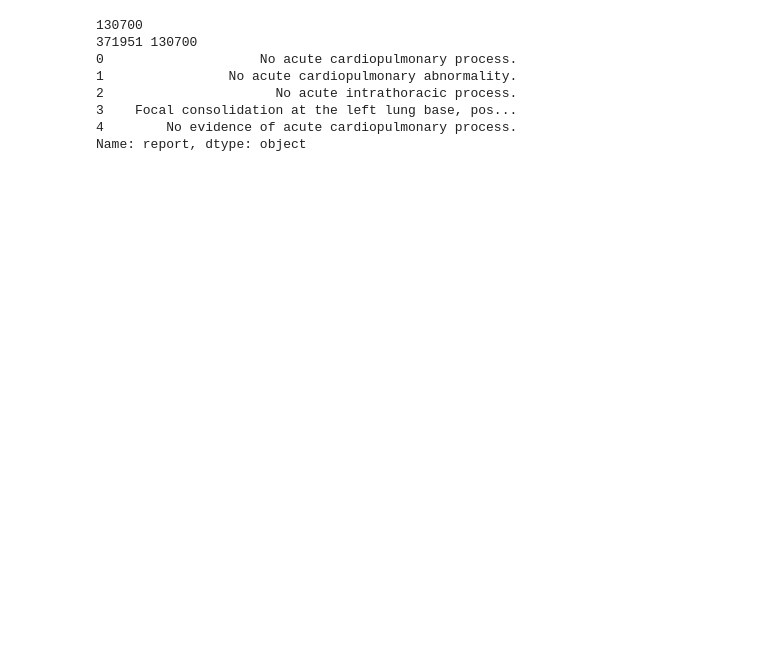
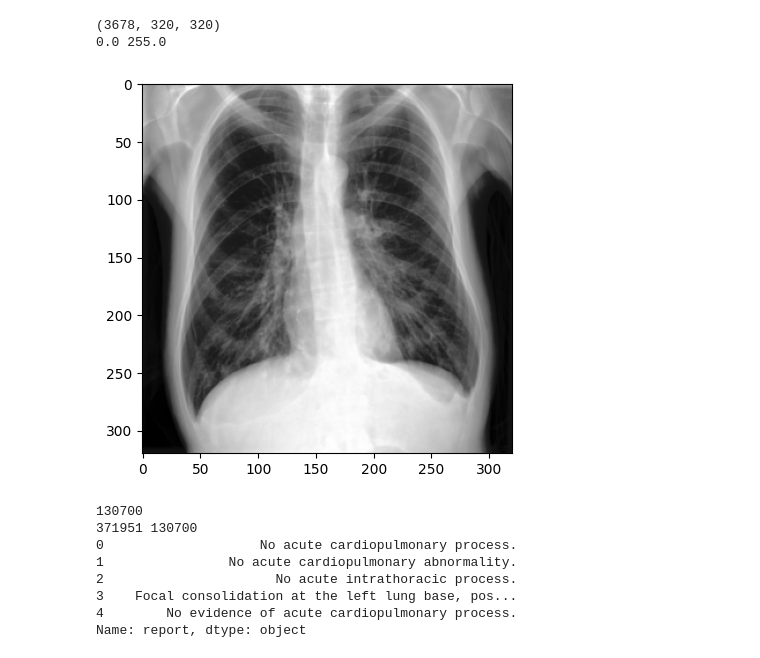
Before and after one commit to ahmedelbadawy/X-Ray_report_generation, a Jupyter notebook: main.ipynb, the cells around one changed output. Drawn from its saved outputs; the diff is of its cells as text; code cells hidden in the pictures; blank space fills up the shorter version.

```diff
--- a/main.ipynb
+++ b/main.ipynb
@@ -1,3 +1,21 @@
+# %%
+import h5py
+import matplotlib.pyplot as plt
+file_path = "data/cxr.h5"
+
+with h5py.File(file_path, "r") as f:
+    # list all groups / datasets
+    print(f['cxr'].shape)
+
+    print(f['cxr'][0].min(), f['cxr'][0].max())
+
+    plt.imshow(f['cxr'][54], cmap='gray')
+    plt.savefig('cxr54.png')
+    plt.show()
+# %% [output]
+(3678, 320, 320)
+0.0 255.0
+[figure, added]
 # %%
 import pandas as pd
 
```
Also changed, not shown: 16 other files.
